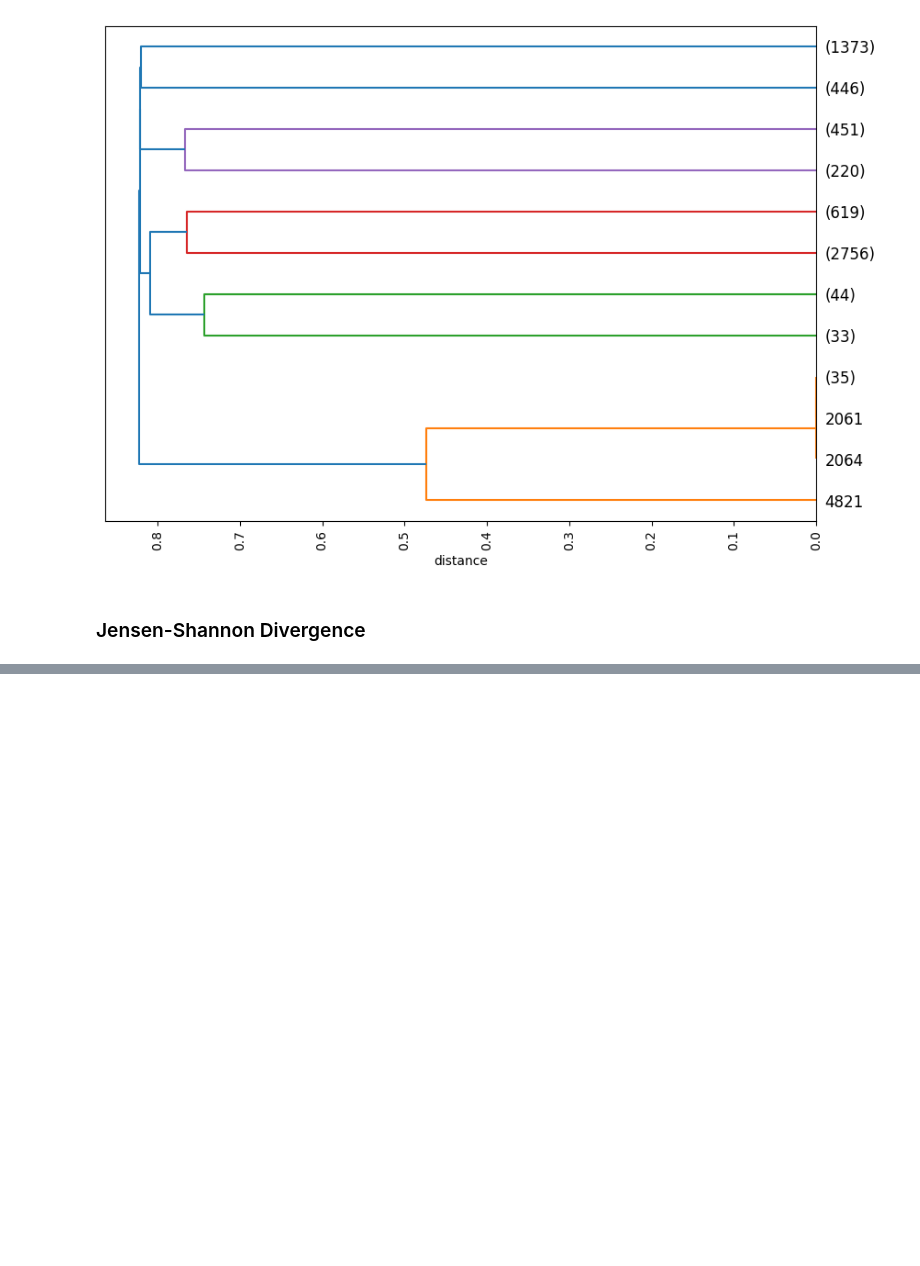
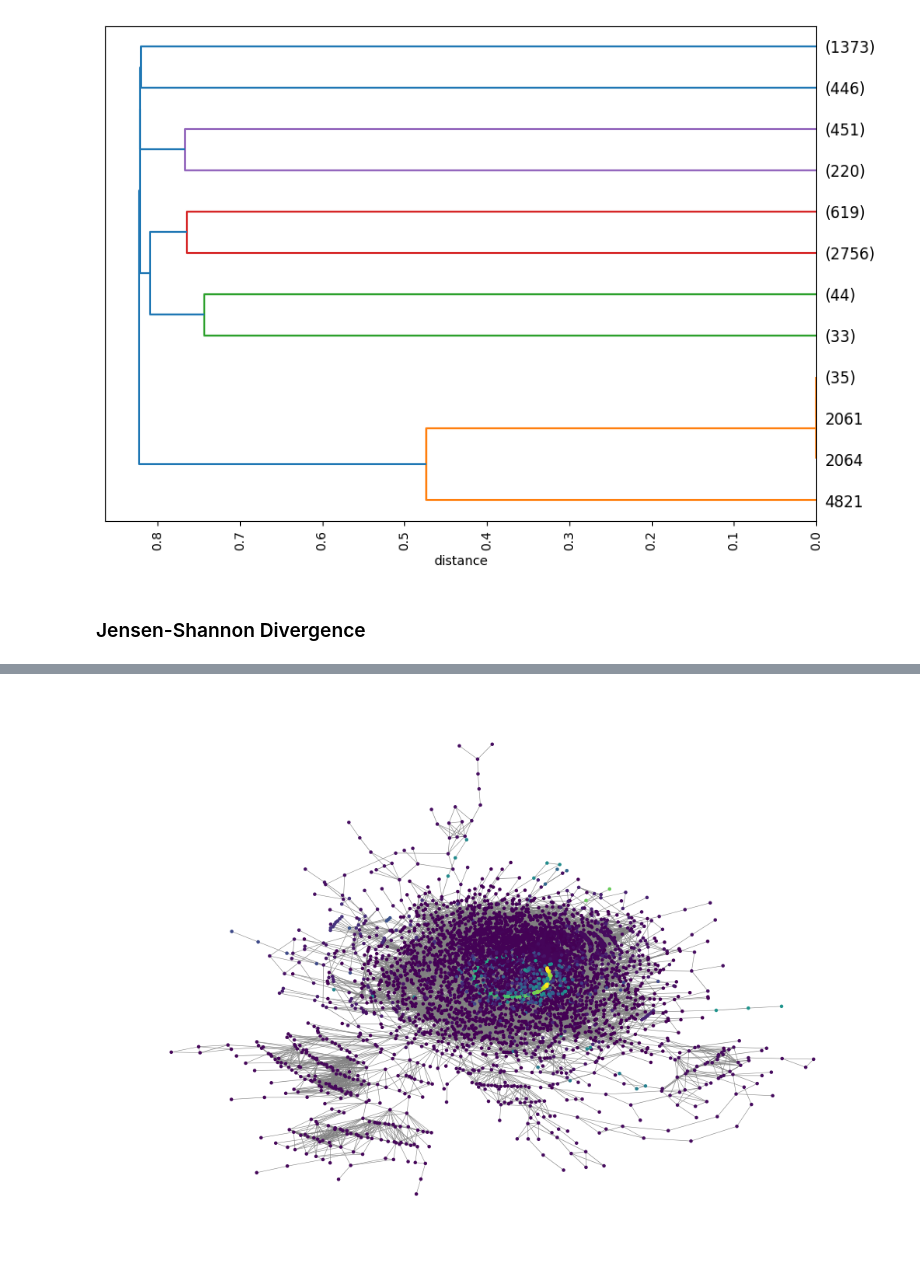
Before and after one commit to fridrichmrtn/sustainability-reports-industry-analysis, a Jupyter notebook: docs/industry_exploration.ipynb, the cells around one changed output, grey strips where cells are left out. Saved outputs shown, nothing was run; the diff lists cells and outputs as text; code cells hidden in the pictures; blank space fills up the shorter version.

```diff
--- a/docs/industry_exploration.ipynb
+++ b/docs/industry_exploration.ipynb
@@ -184,12 +194,14 @@ plt.show()
 # %%
 # communities in jsd graph
 c = nx.community.greedy_modularity_communities(G, weight="jsd", cutoff=5)
 cmap = plt.get_cmap("viridis", len(c))
 node_colors = {n:i for i,subset in enumerate(c) for n in subset}
 node_colors = [node_colors[n] for n in G.nodes()]
-pos = nx.kamada_kawai_layout(G, weight="jsd")
+#pos = nx.kamada_kawai_layout(G, weight="jsd")
 f = plt.figure(figsize=(10, 7))
-nx.draw(G, pos, node_size=nodes["n_docs"]*5, node_color=node_colors,
+nx.draw(G, pos, node_size=5, node_color=node_colors,
     with_labels=False, font_size=10, width=edges["jsd"].abs()*0.5,
     edge_color="gray")
 plt.show()
+# %% [output]
+[figure, added]
```
Also changed, not shown: parts of 5 cells of this notebook.
